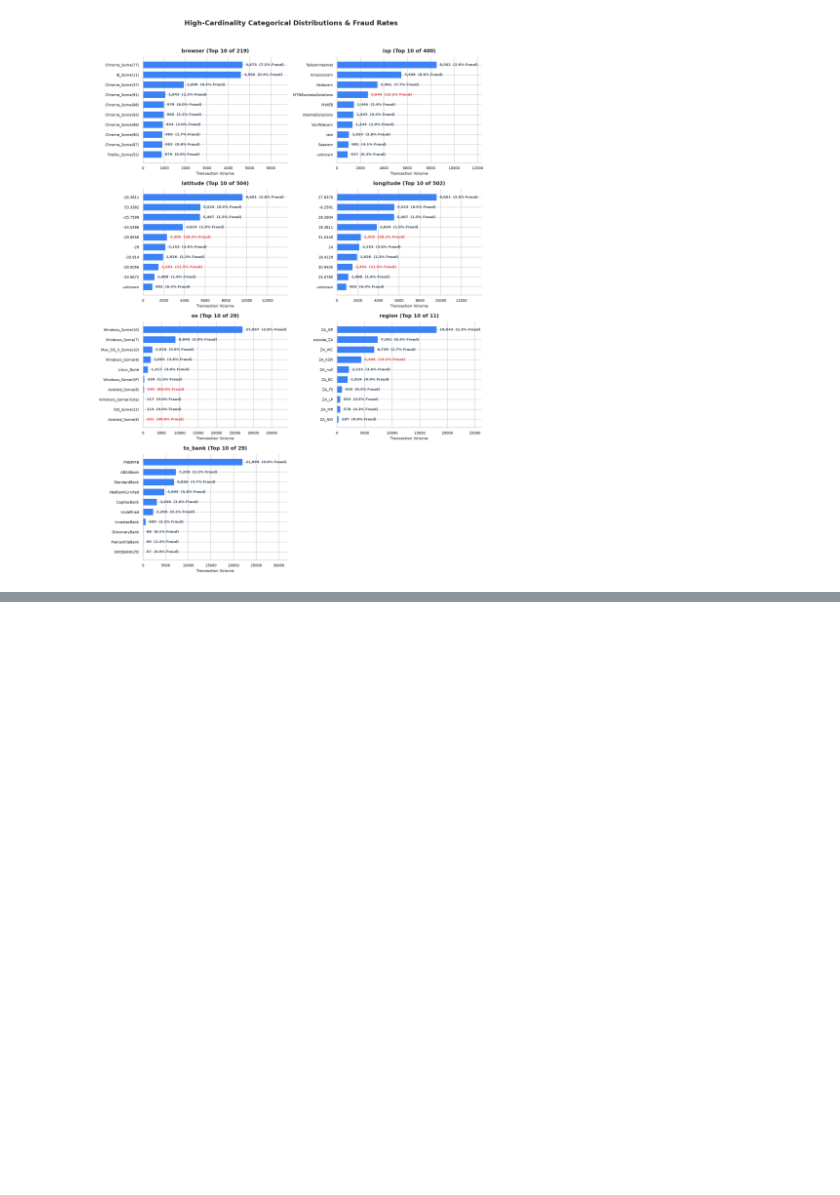
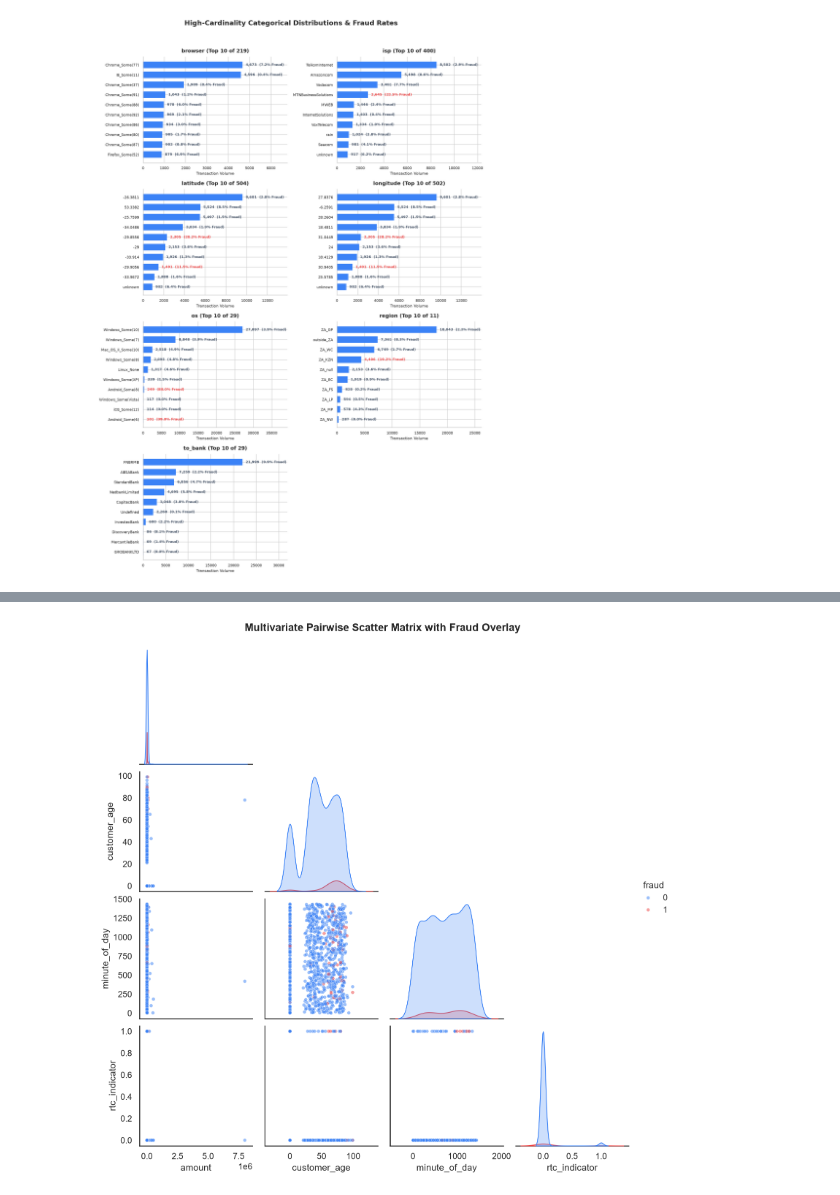
Before and after one commit to panashe-maisiri-dev/fraud-detection, a Jupyter notebook: notebooks/exploratory_data_analysis.ipynb, the cells around one changed output, grey strips where cells are left out. Cells and saved outputs as stored; diff of their text form; code cells hidden in the pictures; blank space fills up the shorter version.

```diff
--- a/notebooks/exploratory_data_analysis.ipynb
+++ b/notebooks/exploratory_data_analysis.ipynb
@@ -473,0 +772,21 @@ else:
+# %%
+# Sample 1,000 rows to keep computation fast and plot readable
+sample_df = fraud_data.sample(n=min(1000, len(fraud_data)), random_state=42)
+
+# Pick top 4 numerical features + target
+top_num_features = num_cols[:4] if 'fraud' not in num_cols[:4] else num_cols[:5]
+if 'fraud' not in top_num_features:
+    top_num_features.append('fraud')
+
+g = sns.pairplot(
+    data=sample_df[top_num_features],
+    hue='fraud',
+    palette={0: '#3B82F6', 1: '#EF4444'},
+    diag_kind='kde',
+    plot_kws={'alpha': 0.5, 's': 20},
+    corner=True  # Renders lower triangle only
+)
+g.fig.suptitle('Multivariate Pairwise Scatter Matrix with Fraud Overlay', fontsize=14, fontweight='bold', y=1.02)
+plt.show()
+# %% [output]
+[figure, added]
```
Also changed, not shown: parts of 20 cells of this notebook.
